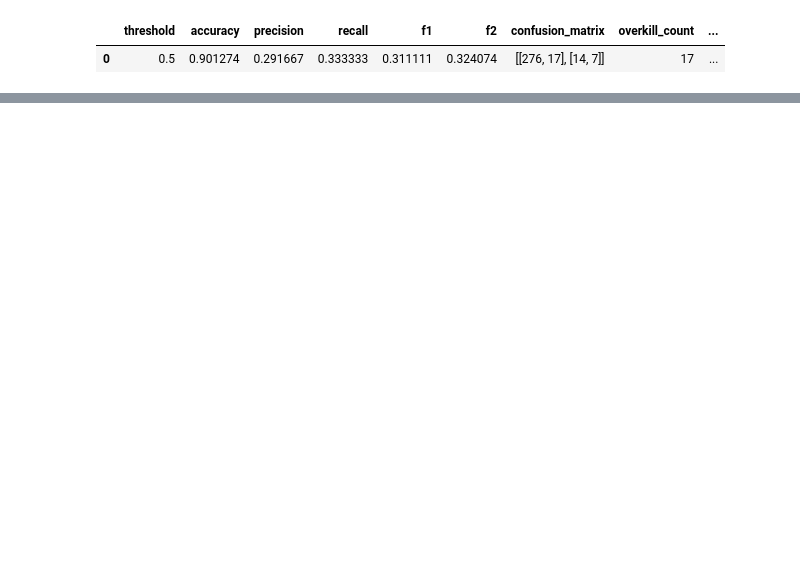
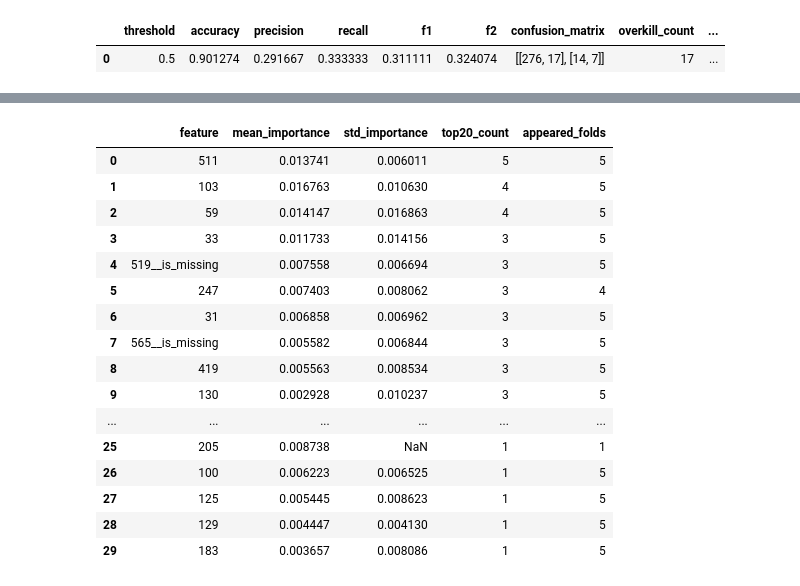
Before and after one commit to done0173/Anonymized-Semiconductor-Process-Data-Preprocessing-for-Defect-Screening-Model-Design-and-Validation, a Jupyter notebook: notebooks/04_Model_Optimization_and_Evaluation.ipynb, the cells around one changed output, grey strips where cells are left out. Saved outputs shown, nothing was run; the diff lists cells and outputs as text; code cells hidden in the pictures; blank space fills up the shorter version.

```diff
--- a/notebooks/04_Model_Optimization_and_Evaluation.ipynb
+++ b/notebooks/04_Model_Optimization_and_Evaluation.ipynb
@@ -1254,0 +1531,63 @@ rf_hy_test_result
+# %%
+# Fold별 importance ranking
+permutation_df["rank"] = (
+    permutation_df
+    .groupby("fold")["importance_mean"]
+    .rank(
+        method="min",
+        ascending=False
+    )
+)
+
+# Top 20 여부
+permutation_df["top20"] = (
+    permutation_df["rank"] <= 20
+)
+# %%
+stability_df = (
+    permutation_df
+    .groupby("feature")
+    .agg(
+        mean_importance=(
+            "importance_mean",
+            "mean"
+        ),
+        std_importance=(
+            "importance_mean",
+            "std"
+        ),
+        top20_count=(
+            "top20",
+            "sum"
+        ),
+        appeared_folds=(
+            "fold",
+            "nunique"
+        )
+    )
+    .sort_values(
+        ["top20_count", "mean_importance"],
+        ascending=[False, False]
+    )
+    .reset_index()
+)
+# %%
+stability_df.head(30)
+# %% [output]
+|  | feature | mean_importance | std_importance | top20_count | appeared_folds |
+| 0 | 511 | 0.013741 | 0.006011 | 5 | 5 |
+| 1 | 103 | 0.016763 | 0.010630 | 4 | 5 |
+| 2 | 59 | 0.014147 | 0.016863 | 4 | 5 |
+| 3 | 33 | 0.011733 | 0.014156 | 3 | 5 |
+| 4 | 519__is_missing | 0.007558 | 0.006694 | 3 | 5 |
+| 5 | 247 | 0.007403 | 0.008062 | 3 | 4 |
+| 6 | 31 | 0.006858 | 0.006962 | 3 | 5 |
+| 7 | 565__is_missing | 0.005582 | 0.006844 | 3 | 5 |
+| 8 | 419 | 0.005563 | 0.008534 | 3 | 5 |
+| 9 | 130 | 0.002928 | 0.010237 | 3 | 5 |
+| ... | ... | ... | ... | ... | ... |
+| 25 | 205 | 0.008738 | NaN | 1 | 1 |
+| 26 | 100 | 0.006223 | 0.006525 | 1 | 5 |
+| 27 | 125 | 0.005445 | 0.008623 | 1 | 5 |
+| 28 | 129 | 0.004447 | 0.004130 | 1 | 5 |
+| 29 | 183 | 0.003657 | 0.008086 | 1 | 5 |
```
Also changed, not shown: parts of 34 cells of this notebook, 9 other files.
